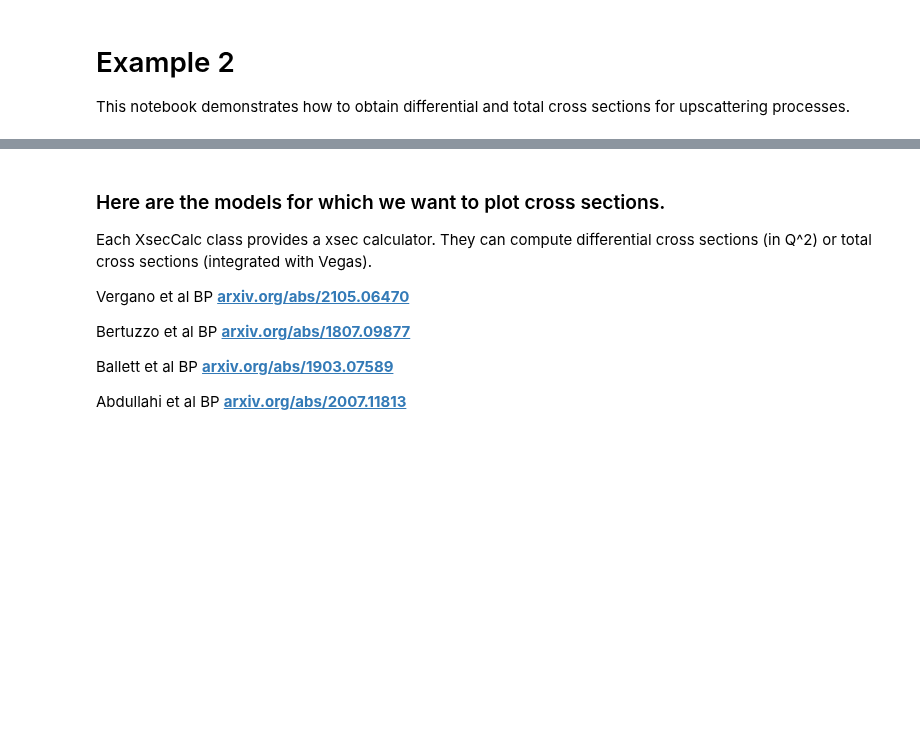
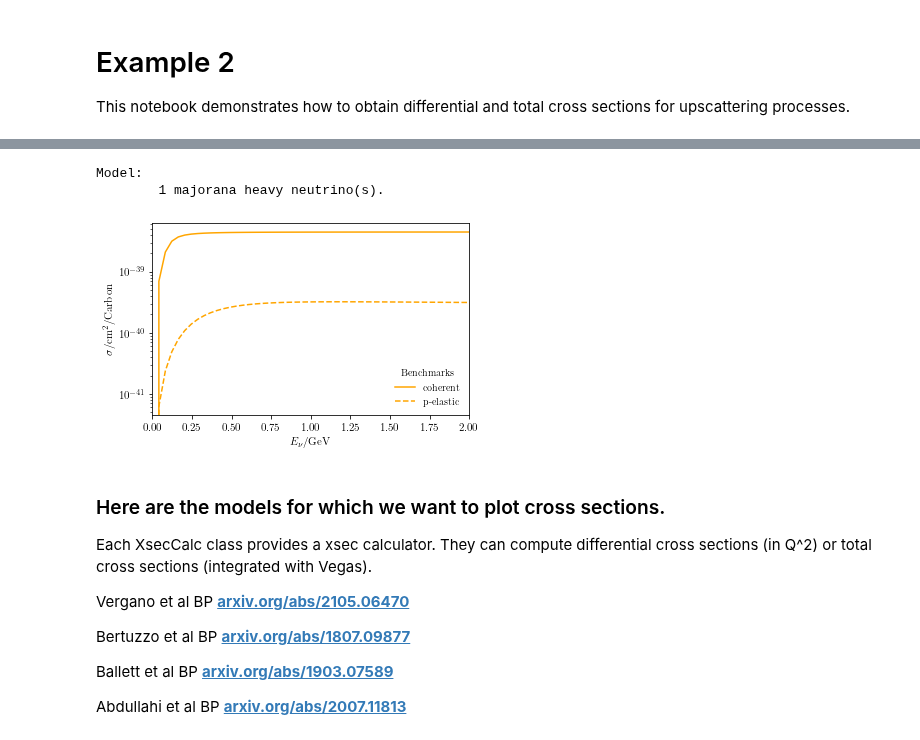
Before and after one commit to mhostert/DarkNews-generator, a Jupyter notebook: examples/Example_2_total_xsecs.ipynb, the cells around one changed output, grey strips where cells are left out. Saved outputs shown, nothing was run; the diff lists cells and outputs as text; code cells hidden in the pictures; blank space fills up the shorter version.

```diff
--- a/examples/Example_2_total_xsecs.ipynb
+++ b/examples/Example_2_total_xsecs.ipynb
@@ -47,0 +51,11 @@ Ar40 = dn.detector.NuclearTarget("Ar40")
+# %%
+Enu_range = np.linspace(0,2,50)
+
+NC_test   = dn.model.create_model(name='NC_test', m4 = 0.01, Umu4=1e-3, epsilon=0.0, gD=0.0)
+common_kwargs = {'helicity': 'conserving', 'nuclear_target': C12}
+calc_NC_coh   = dn.MC.XsecCalc(bsm_model = NC_test, scattering_regime = 'coherent', **common_kwargs)
+calc_NC_pel   = dn.MC.XsecCalc(bsm_model = NC_test, scattering_regime = 'p-el', **common_kwargs)
+xsecs_NC = (calc_NC_coh.total_xsec(Enu_range, NEVAL=1000, NINT=10), calc_NC_pel.total_xsec(Enu_range, NEVAL=1000, NINT=10))
+# %% [output]
+Model:
+        1 majorana heavy neutrino(s).
@@ -48,3 +64,24 @@ Ar40 = dn.detector.NuclearTarget("Ar40")
+# %%
+fig, ax = std_fig(axes_form=[0.1,0.15,0.88,0.74], transparent=True, figsize=(5,3.6))
+
+l1,= ax.plot(Enu_range, 1e6*xsecs_NC[0], label="coherent", c='orange')
+ax.plot(Enu_range, 1e6*xsecs_NC[1]*12, ls='--', label="p-elastic", c='orange')
+ax.plot(Enu_range, 1e6*xsecs_NC[1]*12, ls='--', label="n-elastic", c='orange')
+
+# ax.set_xscale("log")
+ax.set_yscale("log")
+ax.legend(frameon=False, loc='upper right')
+ax.set_xlim(min(Enu_range), max(Enu_range))
+# ax.set_ylim(1e-42,5e-38)
+
+leg = ax.legend(frameon=False, loc = "lower right", title=r'Benchmarks')
+
+ax.set_xlabel(r'$E_\nu$/GeV')
+ax.set_ylabel(r'$\sigma$/cm$^2$/Carbon')
+
+plt.savefig("plots/example_2_xsec_NC.pdf",dpi=400)
+# %% [output]
+[figure, added]
 # %% [markdown]
 ### Here are the models for which we want to plot cross sections.
 
```
Also changed, not shown: parts of 5 cells of this notebook, 8 other files.
